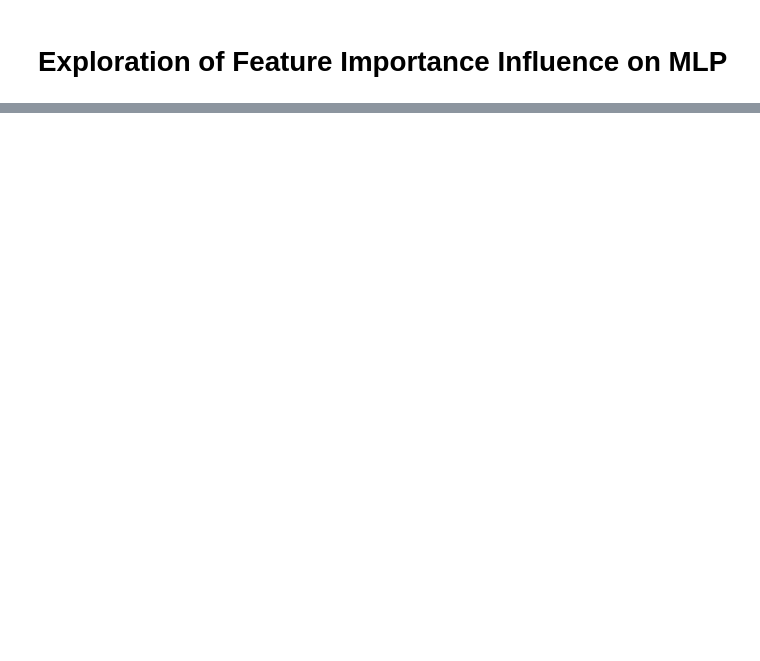
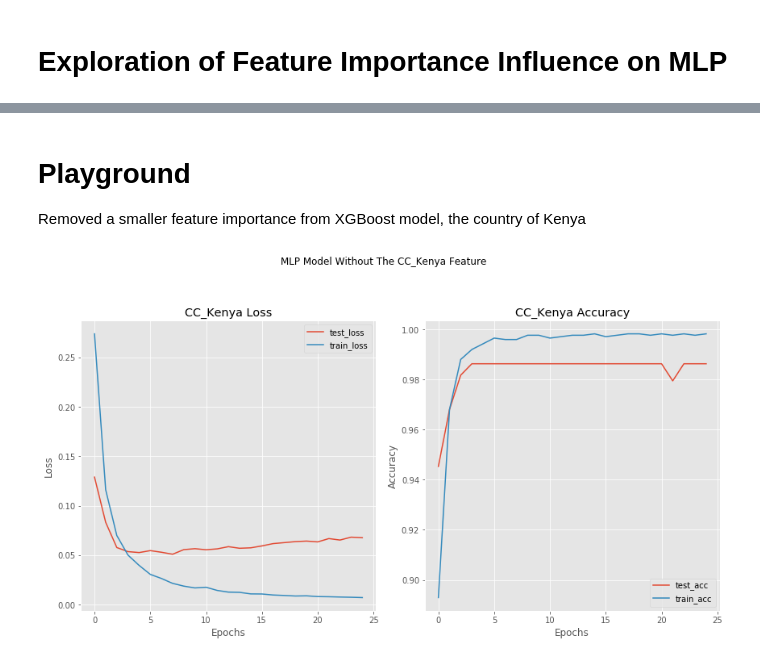
Before and after one commit to AnnikaNoren/dsc-capstone-project-v2-online-ds-pt-071519, a Jupyter notebook: neural_network_model_coffee_reviews.ipynb, the cells around one changed output, grey strips where cells are left out. Cells and saved outputs as stored; diff of their text form; code cells hidden in the pictures; blank space fills up the shorter version.

```diff
--- a/neural_network_model_coffee_reviews.ipynb
+++ b/neural_network_model_coffee_reviews.ipynb
@@ -297,0 +341,29 @@ KeyboardInterrupt:
+# %% [markdown]
+# Playground
+Removed a smaller feature importance from XGBoost model, the country of Kenya
+# %%
+df = pd.read_csv('cleaned_coffee_reviews.csv')
+df = df.drop(columns=['Unnamed: 0.1','Unnamed: 0.1.1','Unnamed: 0'], axis=1)
+
+df['Great'] = [1 if x >= 95 else 0 for x in df['Rating']]
+rl_dummies = pd.get_dummies(df['Roast Level'], prefix='RL')
+country_dummies = pd.get_dummies(df['Coffee Country'], prefix='CC')
+df = pd.concat([df, rl_dummies, country_dummies], axis=1)
+
+y = df['Great']
+X = df.drop(columns=['Coffee Name','Roaster Name','Roaster Location','Coffee Origin','Rating','Roast Level',
+                         'Review Date', 'Price','Agtron','Bottom Line','Agtron Whole',
+                         'Great','Coffee Country','CC_Kenya'], axis=1)
+# %%
+scaler = StandardScaler()
+scaled_X = scaler.fit_transform(X)
+
+model = Sequential()
+model.add(Dense(5, activation='tanh', input_shape=(51,)))
+model.add(Dense(1, activation='sigmoid'))
+model.compile(loss='binary_crossentropy', optimizer='sgd', metrics=['accuracy'])
+results = model.fit(scaled_X, y, epochs=25, batch_size=1, validation_split=0.2, verbose=0)
+# %%
+visualize_training_results(results,'CC_Kenya')
+# %% [output]
+[figure, added]
```
Also changed, not shown: parts of 12 cells of this notebook, 8 other files.
